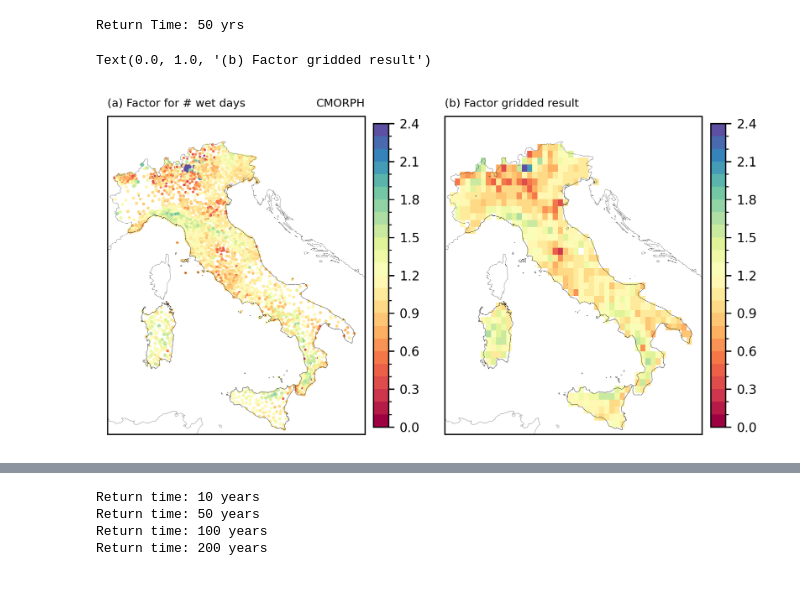
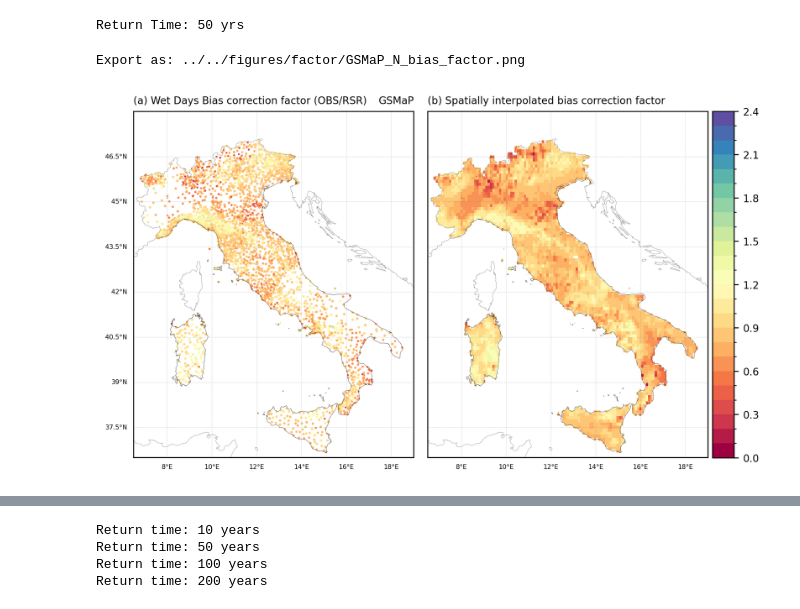
Before and after one commit to TeamExtremes/MEVD-downscaling, a Jupyter notebook: jupyter/Bias_correction/I_grid_factor_MEVD.ipynb, the cells around one changed output, grey strips where cells are left out. Saved outputs shown, nothing was run; the diff lists cells and outputs as text; code cells hidden in the pictures.

```diff
--- a/jupyter/Bias_correction/I_grid_factor_MEVD.ipynb
+++ b/jupyter/Bias_correction/I_grid_factor_MEVD.ipynb
@@ -35,5 +36,6 @@ product, time_reso, reso = 'CMORPH', '3h', '25'
 # %%
-dir_base = os.path.join('/','media','arturo','T9','Data','Italy')
+dir_input = os.path.join('/','media','arturo','T9','Data','Italy','Satellite','2_MEV', 'uncorrected')
+dir_output = os.path.join('/','media','arturo','T9','Data','Italy','Satellite','2_MEV', 'corrected')
 obs_base = os.path.join('/','media','arturo','T9','Data','Italy','Rain_Gauges_QC')
 veneto_dir = os.path.join('/','media','arturo','T9','Data','shapes','Europa','Italy')
 # %%
@@ -44,18 +46,8 @@ else:
 
 lon_min, lon_max, lat_min, lat_max, area = 6.5, 19, 36.5, 48, 'ITALY'
 # %%
-if product == 'ENSEMBLE':
-    dir_sat = os.path.join(dir_base, 'Satellite', '5_ENSEMBLE')
-    inputfile = f'ITALY_DOWN_{product}_{time_reso}_2002_2023_npix_2_thr_1_acf_mar_genetic_pearson.nc'
-elif product == 'CHIRPS':
-    dir_sat = os.path.join(dir_base, 'Satellite', '5_DOWN')
-    inputfile = f'ITALY_DOWN_{product}_{time_reso}_2002_2023_npix_2_thr_1_acf_mar_genetic_pearson_MEVD.nc'
-else:
-    dir_sat = os.path.join(dir_base, 'Satellite', '5_DOWN')
-    inputfile = f'ITALY_DOWN_{product}_{time_reso}_2002_2023_npix_2_thr_1_acf_mar_genetic_pearson.nc'
-
-data_dir = os.path.join(dir_sat, inputfile)
-DATA = xr.open_dataset(data_dir)
+inputfile = f'ITALY_DOWN_{product}_{time_reso}_2002_2023_npix_2_thr_1_acf_mar_genetic_pearson.nc'
+DATA = xr.open_dataset(os.path.join(dir_input, inputfile))
 
 lons, lats = DATA.lon.values, DATA.lat.values
 lon2d, lat2d = np.meshgrid(lons, lats)
@@ -156,39 +148,66 @@ WYs_corrected = WYs*factor_W_grid
 # %%
 factor_levels = np.arange(0,2.5,0.1)
 factor_norm = mcolors.BoundaryNorm(boundaries=factor_levels, ncolors=256)
 
 proj = ccrs.PlateCarree()
 
 fig = plt.figure(figsize=(7,5),dpi=300)
 gs = gridspec.GridSpec(1,2)
 
 # ========================================================================================================
 ax1 = plt.subplot(gs[0, 0], projection = proj)
 ax1.set_extent([lon_min, lon_max, lat_min, lat_max], crs=proj)
 ax1.add_feature(cfeature.COASTLINE,linewidth=0.1,edgecolor='k')
 ITALY.plot(legend=False, facecolor="none", edgecolor='black', linewidth=0.1, ax=ax1, zorder=10)
 a1 = ax1.scatter(Factor_N_df.lon.values, Factor_N_df.lat.values, s=Factor_N_df.factor*1, c=Factor_N_df.factor, cmap='Spectral', norm=factor_norm)
 
-cbar = plt.colorbar(a1, fraction=0.054, pad=0.03)
-cbar.ax.tick_params(labelsize=8)
+# cbar = plt.colorbar(a1, fraction=0.054, pad=0.03)
+# cbar.ax.tick_params(labelsize=8)
 
-ax1.set_title('(a) Factor for # wet days', loc='left', fontsize=7)
-ax1.set_title(product, loc='right', fontsize=7)
+gl = ax1.gridlines(crs=proj,draw_labels=True,linewidth=0.2,color='gray',alpha=0.5,linestyle='--')
+gl.top_labels = False
+gl.bottom_labels = True
+gl.left_labels = True
+gl.right_labels = False
+gl.xlabel_style = {'size': 5, 'color': 'k'}
+gl.ylabel_style = {'size': 5, 'color': 'k'}
+
+ax1.set_title('(a) Wet Days Bias correction factor (OBS/RSR)', loc='left', fontsize=8)
+ax1.set_title(product, loc='right', fontsize=8)
 
 # ========================================================================================================
 ax1 = plt.subplot(gs[0, 1], projection = proj)
 ax1.set_extent([lon_min, lon_max, lat_min, lat_max], crs=proj)
 ax1.add_feature(cfeature.COASTLINE,linewidth=0.1,edgecolor='k')
 ITALY.plot(legend=False, facecolor="none", edgecolor='black', linewidth=0.1, ax=ax1, zorder=10)
 a1 = ax1.pcolormesh(lon2d, lat2d, factor_N_grid, cmap='Spectral', norm=factor_norm)
 
-cbar = plt.colorbar(a1, fraction=0.054, pad=0.03)
+# cbar = plt.colorbar(a1, fraction=0.054, pad=0.03)
+# cbar.ax.tick_params(labelsize=8)
+
+gl = ax1.gridlines(crs=proj,draw_labels=True,linewidth=0.2,color='gray',alpha=0.5,linestyle='--')
+gl.top_labels = False
+gl.bottom_labels = True
+gl.left_labels = False
+gl.right_labels = False
+gl.xlabel_style = {'size': 5, 'color': 'k'}
+gl.ylabel_style = {'size': 5, 'color': 'k'}
+
+ax1.set_title('(b) Spatially interpolated bias correction factor', loc='left', fontsize=8)
+
+# ========================================================================================================
+plt.subplots_adjust(left=0.05, bottom=0.05, right=0.95, top=0.95, wspace=0.05, hspace=0.13)
+
+cbar_ax = fig.add_axes([0.957, 0.12, 0.034, 0.76]) # Horizontal
+cbar = fig.colorbar(a1, cax=cbar_ax, orientation='vertical')
 cbar.ax.tick_params(labelsize=8)
 
-ax1.set_title('(b) Factor gridded result', loc='left', fontsize=7)
+dir_out = os.path.join('..','..','figures','factor',f'{product}_N_bias_factor.png')
+print(F'Export as: {dir_out}')
+plt.savefig(dir_out,transparent = False,bbox_inches ='tight',pad_inches = 0.1, facecolor=None)
 # %% [output]
-Text(0.0, 1.0, '(b) Factor gridded result')
+Export as: ../../figures/factor/GSMaP_N_bias_factor.png
-[figure, old version]
+[figure, new version]
 # %%
 proj = ccrs.PlateCarree()
 
```
Also changed, not shown: parts of 8 cells of this notebook, 21 other files.
